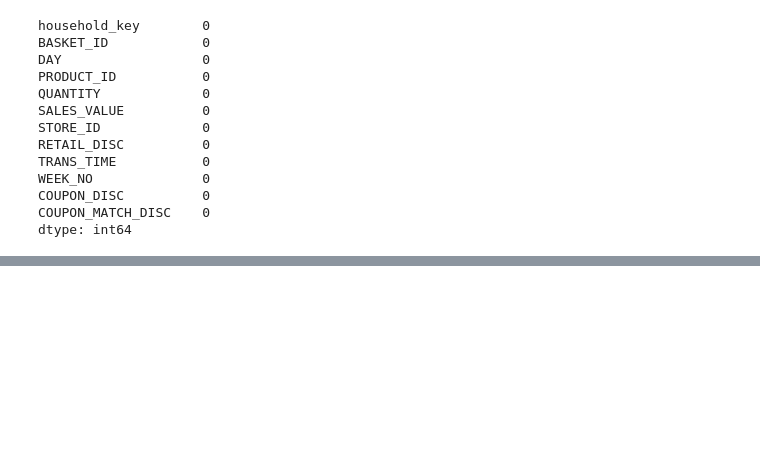
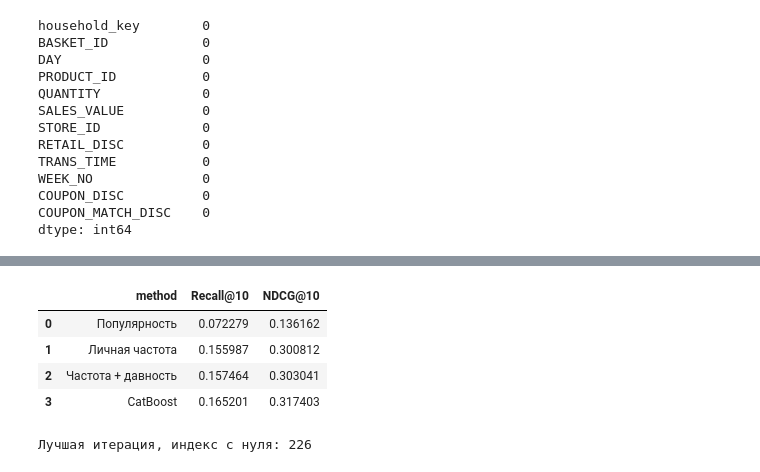
Before and after one commit to AlexIK3404/T-Lab_RecSys_Testwork, a Jupyter notebook: Untitled.ipynb, the cells around one changed output, grey strips where cells are left out. Cells and saved outputs as stored; diff of their text form; code cells hidden in the pictures; blank space fills up the shorter version.

```diff
--- a/Untitled.ipynb
+++ b/Untitled.ipynb
@@ -247,0 +950,11 @@ dtype: int64
+# %%
+validation_candidates, validation_positives = make_candidates(
+    purchases, cutoff=591
+)
+
+validation_features, _ = build_manual_features(
+    purchases, products, validation_candidates, cutoff=591
+)
+
+print("Валидационных пар:", len(validation_features))
+print("Положительных:", validation_features["label"].sum())
@@ -247,0 +1029,48 @@ dtype: int64
+# %%
+validation_scores = validation_features[
+    ["household_key", "PRODUCT_ID", "cutoff", "label"]
+].copy()
+
+validation_scores["global_baskets_28d"] = (
+    validation_features["item_baskets_28d"]
+)
+validation_scores["personal_frequency"] = (
+    validation_features["user_item_baskets_180d"]
+)
+validation_scores["personal_recency"] = (
+    validation_features["user_item_baskets_180d"]
+    * 2.0 ** (
+        -validation_features["days_since_item_purchase"]
+        .fillna(np.inf) / 30.0
+    )
+)
+validation_scores["catboost_score"] = model.predict_proba(
+    validation_features[feature_cols]
+)[:, 1]
+
+methods = {
+    "Популярность": "global_baskets_28d",
+    "Личная частота": "personal_frequency",
+    "Частота + давность": "personal_recency",
+    "CatBoost": "catboost_score",
+}
+
+validation_results = pd.DataFrame([
+    {
+        "method": name,
+        **evaluate_ranking(
+            validation_scores, validation_positives, score_col
+        ),
+    }
+    for name, score_col in methods.items()
+])
+
+display(validation_results)
+print("Лучшая итерация, индекс с нуля:", model.get_best_iteration())
+# %% [output]
+|  | method | Recall@10 | NDCG@10 |
+| 0 | Популярность | 0.072279 | 0.136162 |
+| 1 | Личная частота | 0.155987 | 0.300812 |
+| 2 | Частота + давность | 0.157464 | 0.303041 |
+| 3 | CatBoost | 0.165201 | 0.317403 |
+Лучшая итерация, индекс с нуля: 226
```
Also changed, not shown: parts of 15 cells of this notebook.
